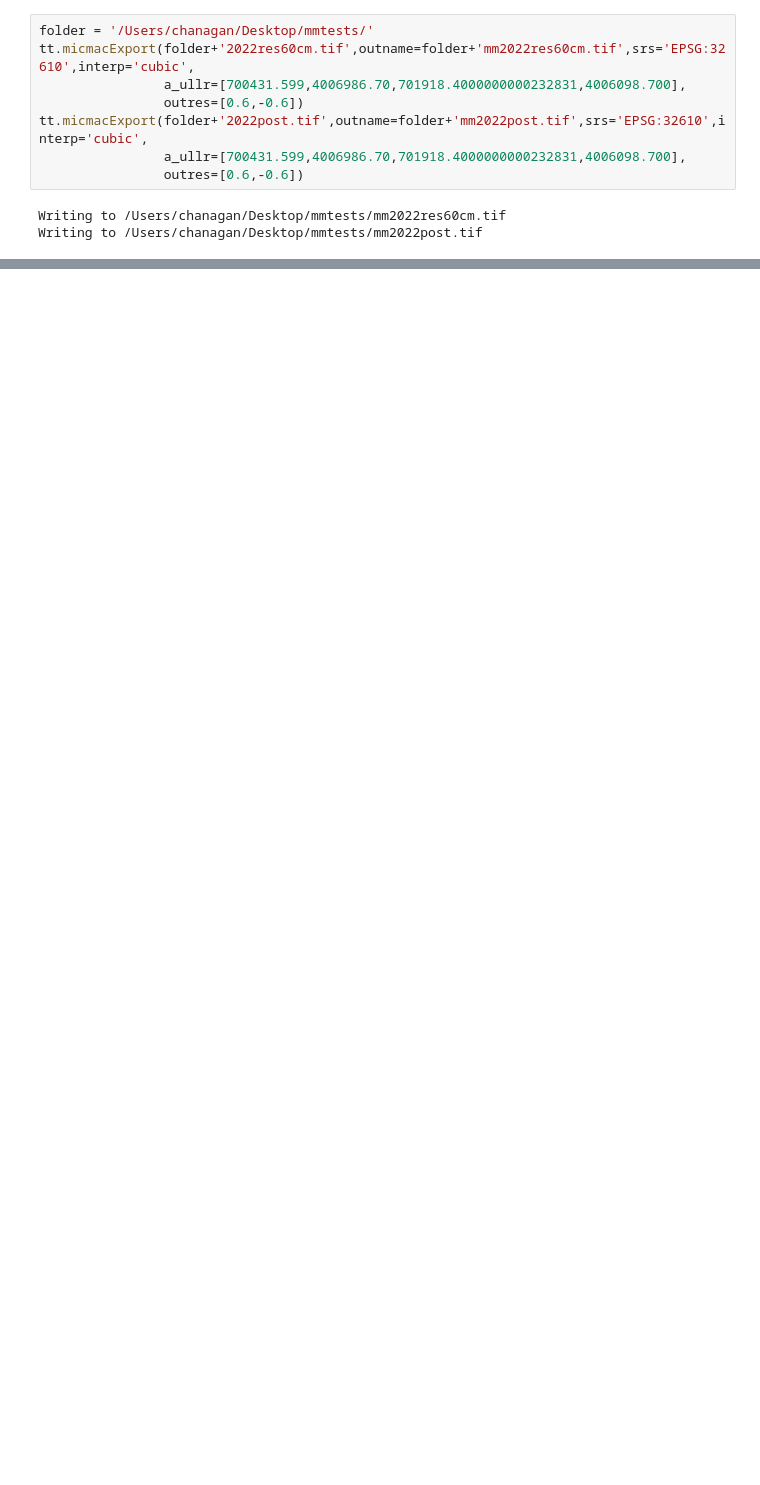
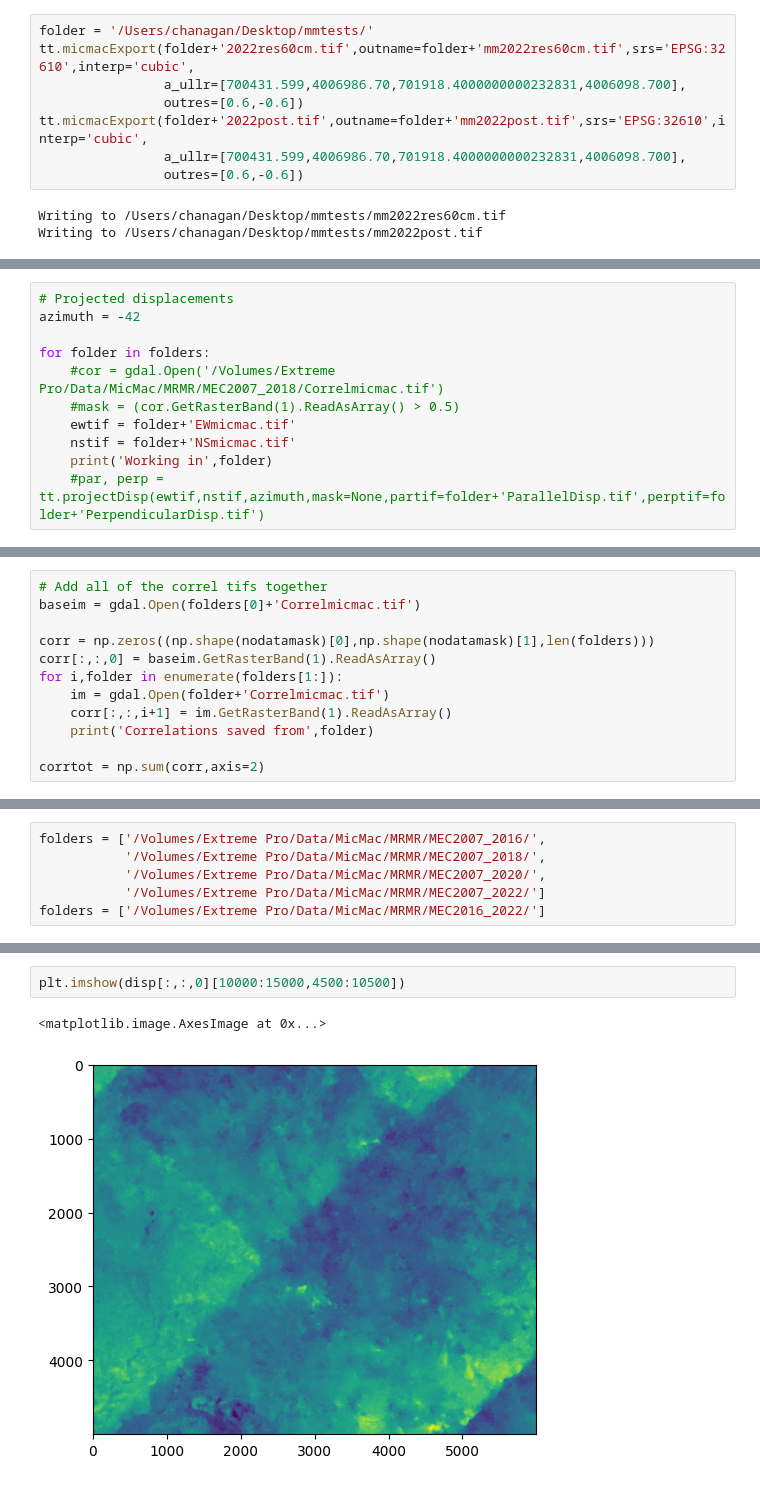
Before and after one commit to cehanagan/ImageryResources, a Jupyter notebook: Notebooks/Mosaic.ipynb, the cells around one changed output, grey strips where cells are left out. Saved outputs shown, nothing was run; the diff lists cells and outputs as text; blank space fills up the shorter version.

```diff
--- a/Notebooks/Mosaic.ipynb
+++ b/Notebooks/Mosaic.ipynb
@@ -147,0 +164,11 @@ refim = None
+# %%
+# Projected displacements
+azimuth = -42
+
+for folder in folders:
+    #cor = gdal.Open('/Volumes/Extreme Pro/Data/MicMac/MRMR/MEC2007_2018/Correlmicmac.tif')
+    #mask = (cor.GetRasterBand(1).ReadAsArray() > 0.5)
+    ewtif = folder+'EWmicmac.tif'
+    nstif = folder+'NSmicmac.tif'
+    print('Working in',folder)
+    #par, perp = tt.projectDisp(ewtif,nstif,azimuth,mask=None,partif=folder+'ParallelDisp.tif',perptif=folder+'PerpendicularDisp.tif')
@@ -147,0 +218,12 @@ refim = None
+# %%
+# Add all of the correl tifs together
+baseim = gdal.Open(folders[0]+'Correlmicmac.tif')
+
+corr = np.zeros((np.shape(nodatamask)[0],np.shape(nodatamask)[1],len(folders)))
+corr[:,:,0] = baseim.GetRasterBand(1).ReadAsArray()
+for i,folder in enumerate(folders[1:]):
+    im = gdal.Open(folder+'Correlmicmac.tif')
+    corr[:,:,i+1] = im.GetRasterBand(1).ReadAsArray()
+    print('Correlations saved from',folder)
+
+corrtot = np.sum(corr,axis=2)
@@ -147,0 +283,6 @@ refim = None
+# %%
+folders = ['/Volumes/Extreme Pro/Data/MicMac/MRMR/MEC2007_2016/',
+           '/Volumes/Extreme Pro/Data/MicMac/MRMR/MEC2007_2018/',
+           '/Volumes/Extreme Pro/Data/MicMac/MRMR/MEC2007_2020/',
+           '/Volumes/Extreme Pro/Data/MicMac/MRMR/MEC2007_2022/']
+folders = ['/Volumes/Extreme Pro/Data/MicMac/MRMR/MEC2016_2022/']
@@ -147,0 +342,5 @@ refim = None
+# %%
+plt.imshow(disp[:,:,0][10000:15000,4500:10500])
+# %% [output]
+<matplotlib.image.AxesImage at 0x...>
+[figure, added]
```
Also changed, not shown: parts of 40 cells of this notebook.
